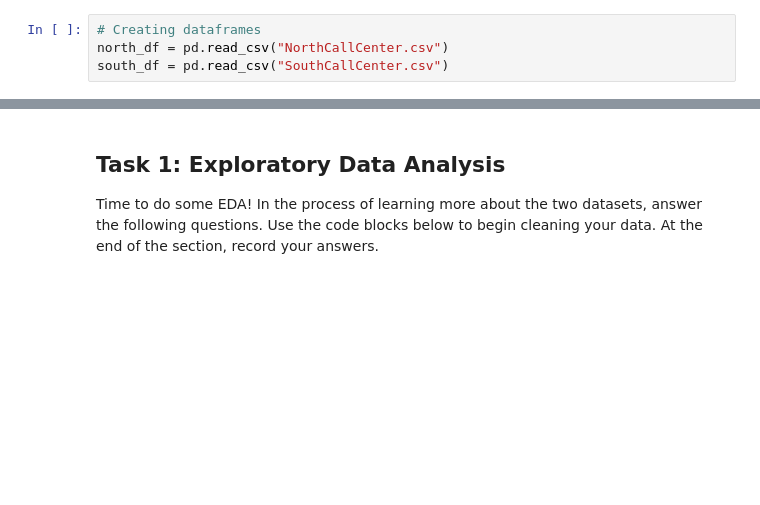
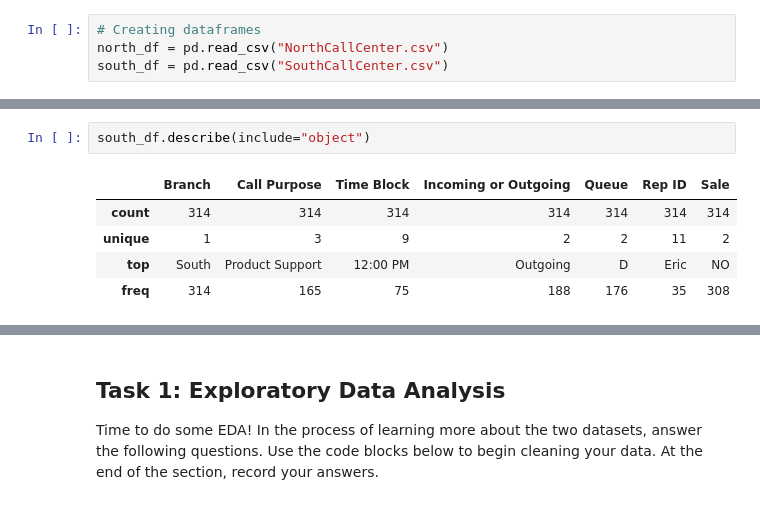
Before and after one commit to daniellamichaelsmo/myfirstrepository, a Jupyter notebook: data-analysis-projects/call-center-cleanup-assignment/Call_Center_Cleanup.ipynb, the cells around one changed output, grey strips where cells are left out. Cells and saved outputs as stored; diff of their text form; blank space fills up the shorter version.

```diff
--- a/data-analysis-projects/call-center-cleanup-assignment/Call_Center_Cleanup.ipynb
+++ b/data-analysis-projects/call-center-cleanup-assignment/Call_Center_Cleanup.ipynb
@@ -91,0 +121,8 @@ south_df.info()
+# %%
+south_df.describe(include="object")
+# %% [output]
+|  | Branch | Call Purpose | Time Block | Incoming or Outgoing | Queue | Rep ID | Sale |
+| count | 314 | 314 | 314 | 314 | 314 | 314 | 314 |
+| unique | 1 | 3 | 9 | 2 | 2 | 11 | 2 |
+| top | South | Product Support | 12:00 PM | Outgoing | D | Eric | NO |
+| freq | 314 | 165 | 75 | 188 | 176 | 35 | 308 |
```
Also changed, not shown: parts of 18 cells of this notebook.
